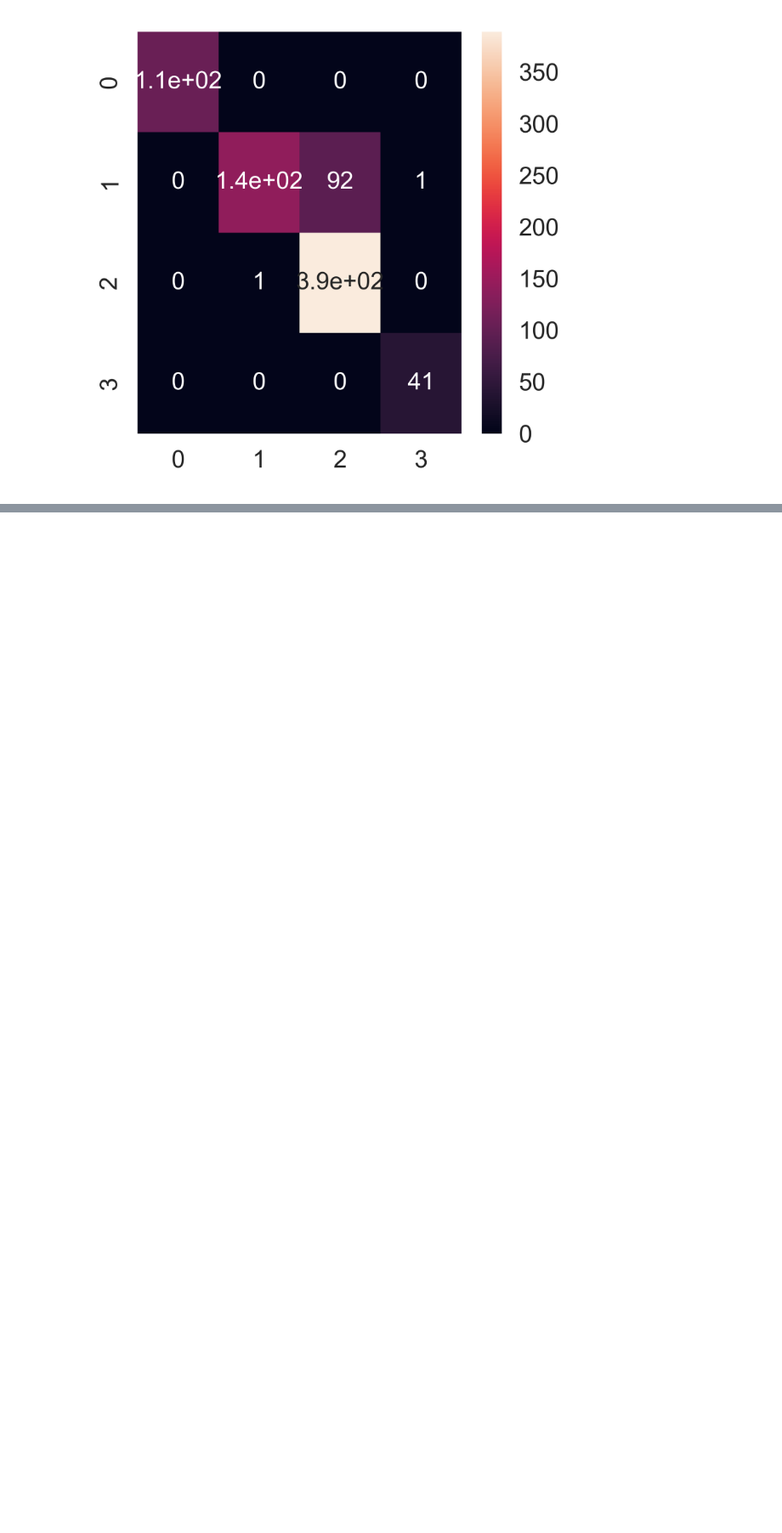
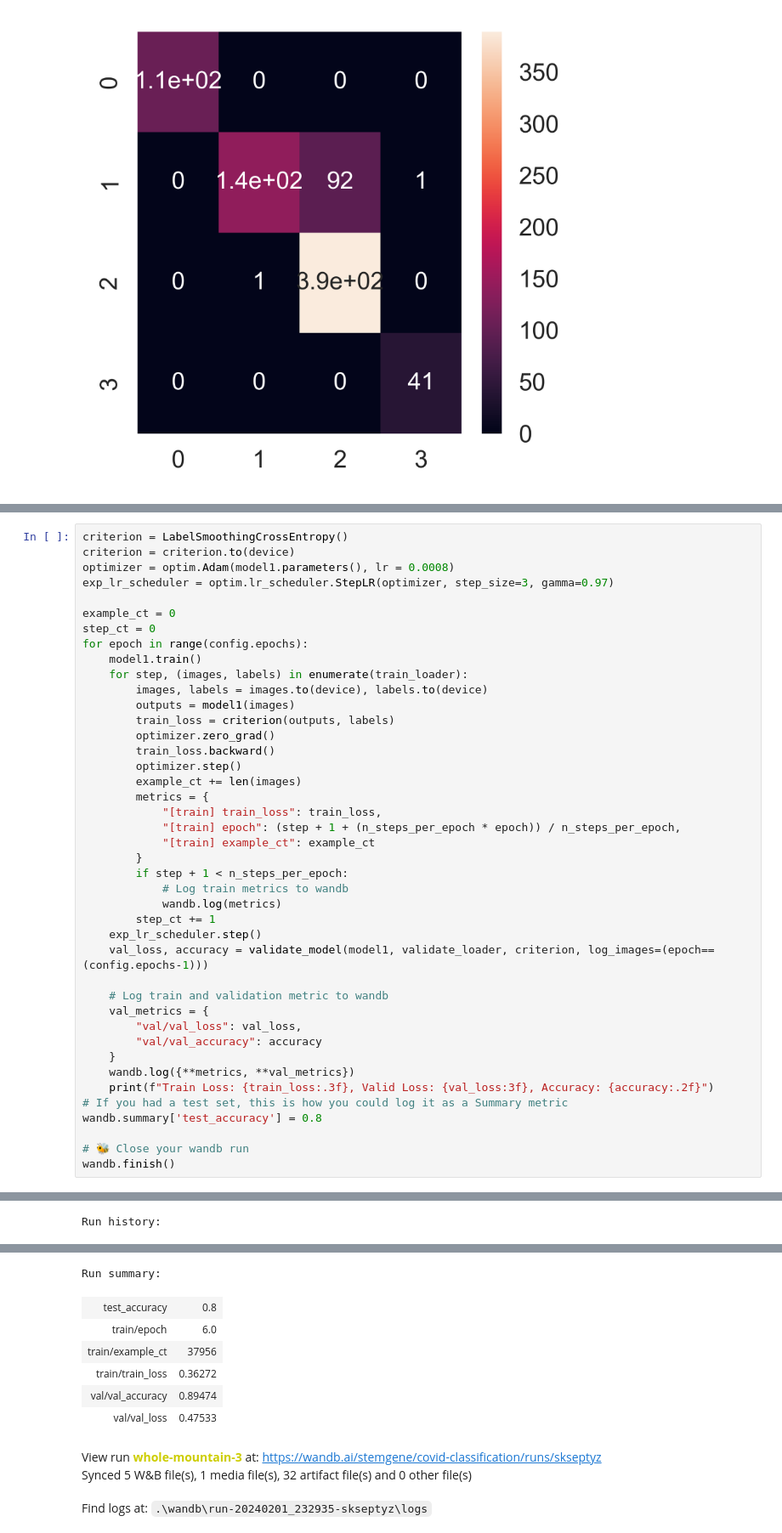
Before and after one commit to stemgene/Chest-X-Ray-Classification, a Jupyter notebook: train.ipynb, the cells around one changed output, grey strips where cells are left out. Shown: that part at 85% size. Cells and saved outputs as stored; diff of their text form; blank space fills up the shorter version.

```diff
--- a/train.ipynb
+++ b/train.ipynb
@@ -249,0 +328,43 @@ Testset accuracy:  [100.          60.25641026  99.74358974 100.        ]
+# %%
+criterion = LabelSmoothingCrossEntropy()
+criterion = criterion.to(device)
+optimizer = optim.Adam(model1.parameters(), lr = 0.0008)
+exp_lr_scheduler = optim.lr_scheduler.StepLR(optimizer, step_size=3, gamma=0.97)
+
+example_ct = 0
+step_ct = 0
+for epoch in range(config.epochs):
+    model1.train()
+    for step, (images, labels) in enumerate(train_loader):
+        images, labels = images.to(device), labels.to(device)
+        outputs = model1(images)
+        train_loss = criterion(outputs, labels)
+        optimizer.zero_grad()
+        train_loss.backward()
+        optimizer.step()
+        example_ct += len(images)
+        metrics = {
+            "[train] train_loss": train_loss,
+            "[train] epoch": (step + 1 + (n_steps_per_epoch * epoch)) / n_steps_per_epoch,
+            "[train] example_ct": example_ct
+        }
+        if step + 1 < n_steps_per_epoch:
+            # Log train metrics to wandb
+            wandb.log(metrics)
+        step_ct += 1
+    exp_lr_scheduler.step()
+    val_loss, accuracy = validate_model(model1, validate_loader, criterion, log_images=(epoch==(config.epochs-1)))
+
+    # Log train and validation metric to wandb
+    val_metrics = {
+        "val/val_loss": val_loss,
+        "val/val_accuracy": accuracy
+    }
+    wandb.log({**metrics, **val_metrics})
+    print(f"Train Loss: {train_loss:.3f}, Valid Loss: {val_loss:3f}, Accuracy: {accuracy:.2f}")
+# If you had a test set, this is how you could log it as a Summary metric
+wandb.summary['test_accuracy'] = 0.8
+
+# 🐝 Close your wandb run
+wandb.finish()
+# %% [output]
@@ -249,0 +377 @@ Testset accuracy:  [100.          60.25641026  99.74358974 100.        ]
+Run history:
@@ -249,0 +383,10 @@ Testset accuracy:  [100.          60.25641026  99.74358974 100.        ]
+Run summary:
+| test_accuracy | 0.8 |
+| train/epoch | 6.0 |
+| train/example_ct | 37956 |
+| train/train_loss | 0.36272 |
+| val/val_accuracy | 0.89474 |
+| val/val_loss | 0.47533 |
+View run whole-mountain-3 at: https://wandb.ai/stemgene/covid-classification/runs/skseptyz
+Synced 5 W&B file(s), 1 media file(s), 32 artifact file(s) and 0 other file(s)
+Find logs at: .\wandb\run-20240201_232935-skseptyz\logs
```
Also changed, not shown: parts of 19 cells of this notebook, 3 other files.
